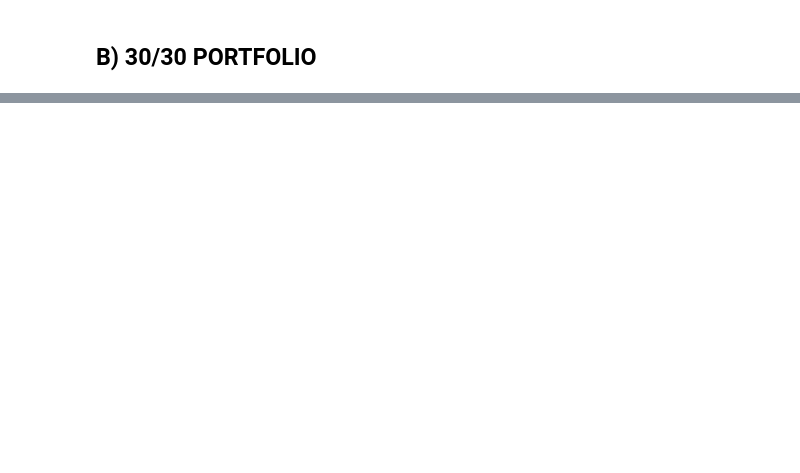
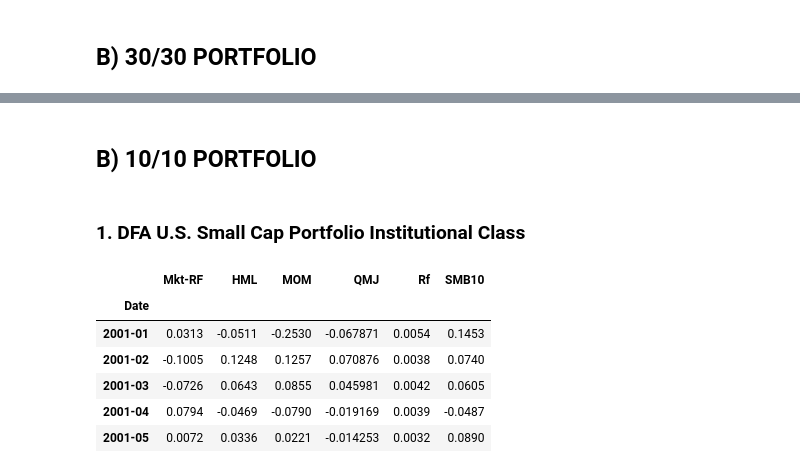
Before and after one commit to biv-neupane7/Code-for-the-articles, a Jupyter notebook: Dont compare apples with oranges.ipynb, the cells around one changed output, grey strips where cells are left out. Saved outputs shown, nothing was run; the diff lists cells and outputs as text; code cells hidden in the pictures; blank space fills up the shorter version.

```diff
--- a/Dont compare apples with oranges.ipynb
+++ b/Dont compare apples with oranges.ipynb
@@ -940,0 +1096,7 @@ Notes:
+# %%
+long_short20=long_short20.rename(columns={"Returns size 20/20":"SMB20"}) #Renaming the column in long_short30
+# %%
+five_factors["SMB30"]=long_short20["SMB20"] #Replacing SMB with SMB30 in the five_factors df
+five_factors=five_factors.rename(columns={"SMB30":"SMB20"}) #Renaming the column in five_factors
+#five_factors.drop("SMB30", axis=1, inplace=True)
+#five_factors.head()
@@ -940,0 +1215,18 @@ Notes:
+# %% [markdown]
+## B) 10/10 PORTFOLIO
+# %% [markdown]
+### 1. DFA U.S. Small Cap Portfolio Institutional Class
+# %%
+long_short10=long_short10.rename(columns={"Returns size 10/10":"SMB10"}) #Renaming the column in long_short30
+# %%
+five_factors["SMB10"]=long_short10["SMB10"] #Replacing SMB with SMB30 in the five_factors df
+five_factors.drop("SMB20", axis=1, inplace=True)
+five_factors.head()
+# %% [output]
+|  | Mkt-RF | HML | MOM | QMJ | Rf | SMB10 |
+| Date |  |  |  |  |  |  |
+| 2001-01 | 0.0313 | -0.0511 | -0.2530 | -0.067871 | 0.0054 | 0.1453 |
+| 2001-02 | -0.1005 | 0.1248 | 0.1257 | 0.070876 | 0.0038 | 0.0740 |
+| 2001-03 | -0.0726 | 0.0643 | 0.0855 | 0.045981 | 0.0042 | 0.0605 |
+| 2001-04 | 0.0794 | -0.0469 | -0.0790 | -0.019169 | 0.0039 | -0.0487 |
+| 2001-05 | 0.0072 | 0.0336 | 0.0221 | -0.014253 | 0.0032 | 0.0890 |
```
Also changed, not shown: parts of 62 cells of this notebook.
